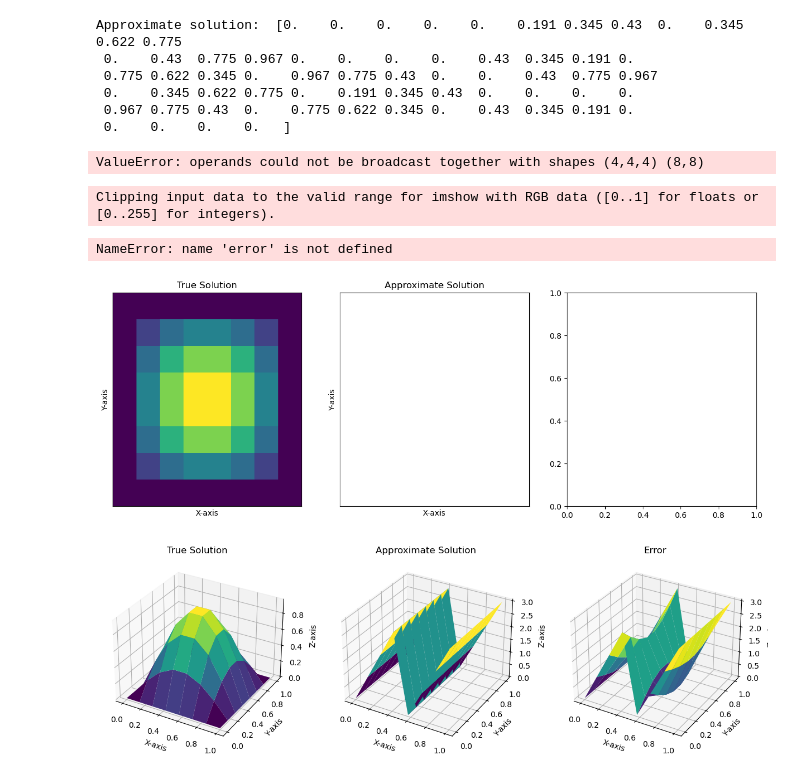
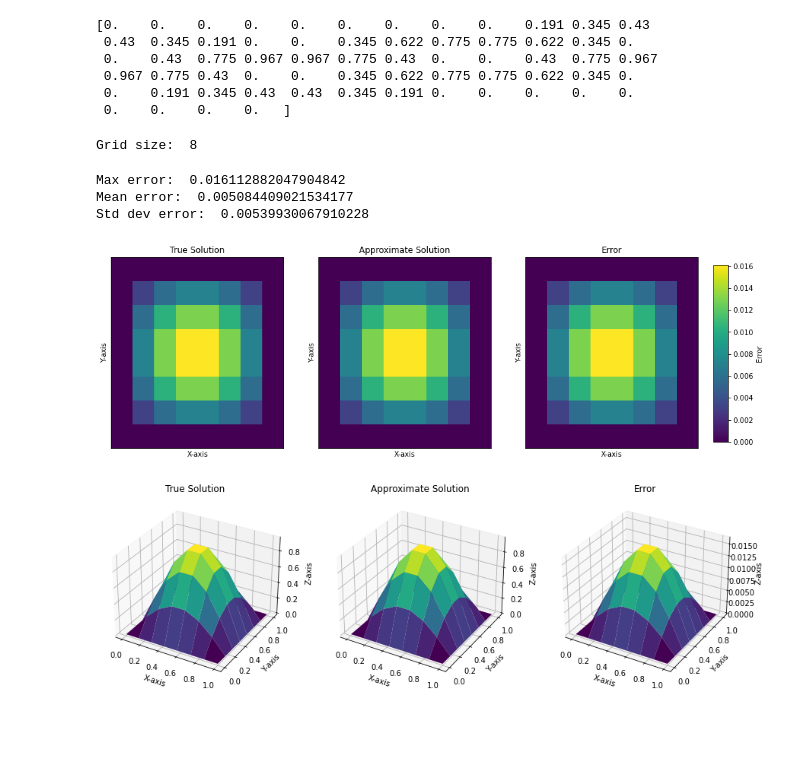
Before and after one commit to alex2001zow/Parallel_High-Order_FD_NS, a Jupyter notebook: python/read_system_solution.ipynb, the cells around one changed output. Drawn from its saved outputs; the diff is of its cells as text; code cells hidden in the pictures; blank space fills up the shorter version.

```diff
--- a/python/read_system_solution.ipynb
+++ b/python/read_system_solution.ipynb
@@ -21,10 +25,3 @@ def u_analytical_poisson_2d(global_domain_begin, global_indices, dx):
     point = global_domain_begin + (np.array(global_indices) - 1) * np.array(dx)
     func_val = np.prod(np.sin(np.pi * point))
     return func_val
-# %%
-with open(file_layout_path, 'rb') as f:
-    data = np.fromfile(f, dtype=np.int64)
-
-    layout = data
-
-layout = np.array(layout)
@@ -56,28 +33,32 @@ with open(file_solution_path, 'rb') as f:
 
 approximate_solution = np.array(approximate_solution)
 # %%
-print("Approximate solution: ", approximate_solution)
+print(approximate_solution)
 # %% [output]
-Approximate solution:  [0.    0.    0.    0.    0.    0.191 0.345 0.43  0.    0.345 0.622 0.775
- 0.    0.43  0.775 0.967 0.    0.    0.    0.    0.43  0.345 0.191 0.
- 0.775 0.622 0.345 0.    0.967 0.775 0.43  0.    0.    0.43  0.775 0.967
- 0.    0.345 0.622 0.775 0.    0.191 0.345 0.43  0.    0.    0.    0.
- 0.967 0.775 0.43  0.    0.775 0.622 0.345 0.    0.43  0.345 0.191 0.
+[0.    0.    0.    0.    0.    0.    0.    0.    0.    0.191 0.345 0.43
+ 0.43  0.345 0.191 0.    0.    0.345 0.622 0.775 0.775 0.622 0.345 0.
+ 0.    0.43  0.775 0.967 0.967 0.775 0.43  0.    0.    0.43  0.775 0.967
+ 0.967 0.775 0.43  0.    0.    0.345 0.622 0.775 0.775 0.622 0.345 0.
+ 0.    0.191 0.345 0.43  0.43  0.345 0.191 0.    0.    0.    0.    0.
  0.    0.    0.    0.   ]
+# %%
+grid_size = int(np.sqrt(approximate_solution.size))
+print("Grid size: ", grid_size)
+# %% [output]
+Grid size:  8
 # %%
 domain_begin = np.array([0.0, 0.0])
 domain_end = np.array([1.0, 1.0])
 # %%
 # Reshape the data into a 2D array
 approximate_solution = np.array(approximate_solution)
-approximate_solution = approximate_solution.reshape(grid_size[0], grid_size[1])
-approximate_solution = approximate_solution.reshape(total_processors, block_sizes[0], block_sizes[1])
+approximate_solution = approximate_solution.reshape(grid_size, grid_size)
 # %%
-true_solution = np.zeros((grid_size[0], grid_size[1]))
+true_solution = np.zeros((grid_size, grid_size))
 dx = abs(domain_end - domain_begin) / (grid_size - 1)
 
-for i in range(1, grid_size[0] + 1):
-    for j in range(1, grid_size[1] + 1):
+for i in range(1, grid_size + 1):
+    for j in range(1, grid_size + 1):
         true_solution[i - 1, j - 1] = u_analytical_poisson_2d(domain_begin, [i, j], dx)
 
 error = np.abs(approximate_solution - true_solution)
@@ -85,7 +66,9 @@ print("Max error: ", np.max(error))
 print("Mean error: ", np.mean(error))
 print("Std dev error: ", np.std(error))
 # %% [output]
-ValueError: operands could not be broadcast together with shapes (4,4,4) (8,8)
+Max error:  0.016112882047904842
+Mean error:  0.005084409021534177
+Std dev error:  0.00539930067910228
 # %%
 # Plot the true solution, the approximate solution, and the error side by side
 fig, axs = plt.subplots(1, 3, figsize=(15, 5))
@@ -126,13 +109,11 @@ plt.show()
 # Save the figures
 fig.savefig(output_folder + "solution_comparison_im.png")
 # %% [output]
-Clipping input data to the valid range for imshow with RGB data ([0..1] for floats or [0..255] for integers).
-NameError: name 'error' is not defined
-[figure, old version]
+[figure, new version]
 # %%
 # Create meshgrid for 3D plots
-x = np.linspace(domain_begin[0], domain_end[0], grid_size[0])
-y = np.linspace(domain_begin[1], domain_end[1], grid_size[1])
+x = np.linspace(domain_begin[0], domain_end[0], grid_size)
+y = np.linspace(domain_begin[1], domain_end[1], grid_size)
 X, Y = np.meshgrid(x, y)
 
 # Plot the true solution, the approximate solution, and the error side by side
@@ -140,34 +121,34 @@ fig = plt.figure(figsize=(15, 5))
 
 # Plot the true solution
 ax0 = fig.add_subplot(131, projection='3d')
 ax0.plot_surface(X, Y, true_solution, cmap='viridis')
 ax0.set_title('True Solution')
 ax0.set_xlabel('X-axis')
 ax0.set_ylabel('Y-axis')
 ax0.set_zlabel('Z-axis')
 
 # Plot the approximate solution
 ax1 = fig.add_subplot(132, projection='3d')
 ax1.plot_surface(X, Y, approximate_solution, cmap='viridis')
 ax1.set_title('Approximate Solution')
 ax1.set_xlabel('X-axis')
 ax1.set_ylabel('Y-axis')
 ax1.set_zlabel('Z-axis')
 
 # Plot the error
 ax2 = fig.add_subplot(133, projection='3d')
 surf = ax2.plot_surface(X, Y, error, cmap='viridis')
 ax2.set_title('Error')
 ax2.set_xlabel('X-axis')
 ax2.set_ylabel('Y-axis')
 ax2.set_zlabel('Z-axis')
 
 plt.show()
 
 # Save the figures
 fig.savefig(output_folder + "solution_comparison.png")
 # %% [output]
-[figure, old version]
+[figure, new version]
 # %%
 #np.savetxt(output_folder + "approximate_solution.txt", approximate_solution, fmt='%.3f', delimiter=' ')
 #np.savetxt(output_folder + "true_solution.txt", true_solution, fmt='%.3f', delimiter=' ')
```
Also changed, not shown: parts of 4 cells of this notebook, 8 other files.
